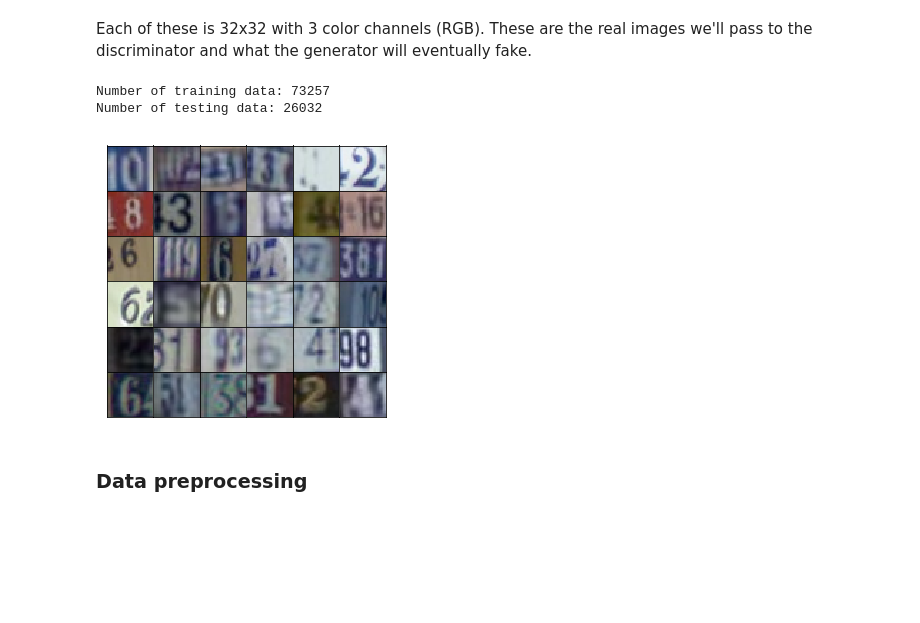
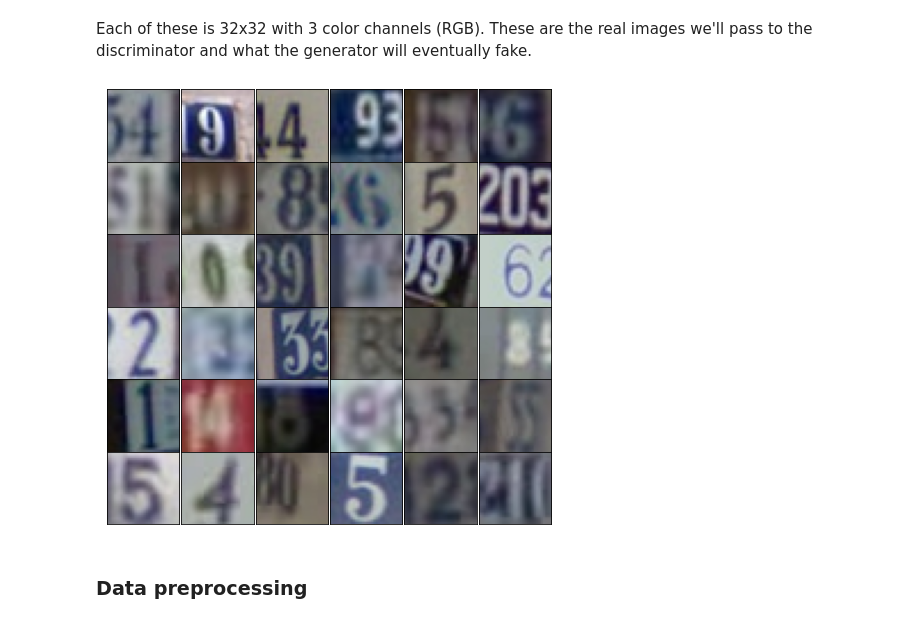
Before and after one commit to zhujun98/GAN, a Jupyter notebook: dcgan-svhn/dcgan_svhn.ipynb, the cells around one changed output. Cells and saved outputs as stored; diff of their text form; code cells hidden in the pictures; blank space fills up the shorter version.

```diff
--- a/dcgan-svhn/dcgan_svhn.ipynb
+++ b/dcgan-svhn/dcgan_svhn.ipynb
@@ -67,0 +71,14 @@ testset = loadmat(data_dir + 'test_32x32.mat')
+# %%
+def extract_data(data):
+    images, labels = data['X'], data['y']
+    images = np.moveaxis(images, -1, 0)
+    labels = labels.squeeze(axis=-1)
+    return images, labels
+
+train_data = loadmat(data_dir + 'train_32x32.mat')
+test_data = loadmat(data_dir + 'test_32x32.mat')
+
+train_images, train_labels = extract_data(train_data)
+test_images, test_labels = extract_data(test_data)
+
+train_images.shape, train_labels.shape, test_images.shape, test_labels.shape
@@ -70,20 +89,20 @@ testset = loadmat(data_dir + 'test_32x32.mat')
 # %% [markdown]
 Each of these is 32x32 with 3 color channels (RGB). These are the real images we'll pass to the discriminator and what the generator will eventually fake.
 # %%
-print("Number of training data: {}".format(trainset['X'].shape[3]))
-print("Number of testing data: {}".format(testset['X'].shape[3]))
+def plot_data(data, indices=None):
+    if indices is None:
+        indices = np.arange(36)
 
-idx = np.random.randint(0, trainset['X'].shape[3], size=36)
-fig, axes = plt.subplots(6, 6, sharex=True, sharey=True, figsize=(5,5),)
-for ii, ax in zip(idx, axes.flatten()):
-    ax.imshow(trainset['X'][:,:,:,ii], aspect='equal')
-    ax.xaxis.set_visible(False)
-    ax.yaxis.set_visible(False)
-plt.subplots_adjust(wspace=0, hspace=0)
+    fig, axes = plt.subplots(6, 6, sharex=True, sharey=True, figsize=(8, 8))
+    for i, ax in zip(indices, axes.flatten()):
+        ax.imshow(data[i], aspect='equal')
+        ax.xaxis.set_visible(False)
+        ax.yaxis.set_visible(False)
+    plt.subplots_adjust(wspace=0, hspace=0)
+
+plot_data(train_images, np.random.choice(np.arange(train_images.shape[0]), 36))
 # %% [output]
-Number of training data: 73257
-Number of testing data: 26032
-[figure, old version]
+[figure, new version]
 # %% [markdown]
 ### Data preprocessing
 # %% [markdown]
```
Also changed, not shown: parts of 38 cells of this notebook, 1 other file.
